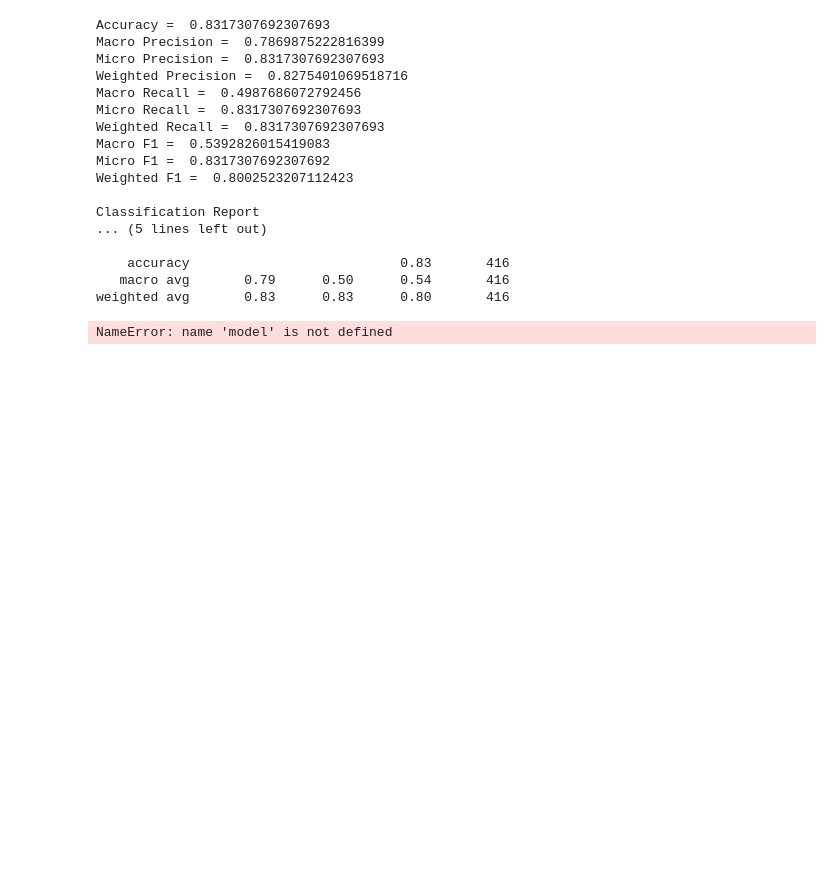
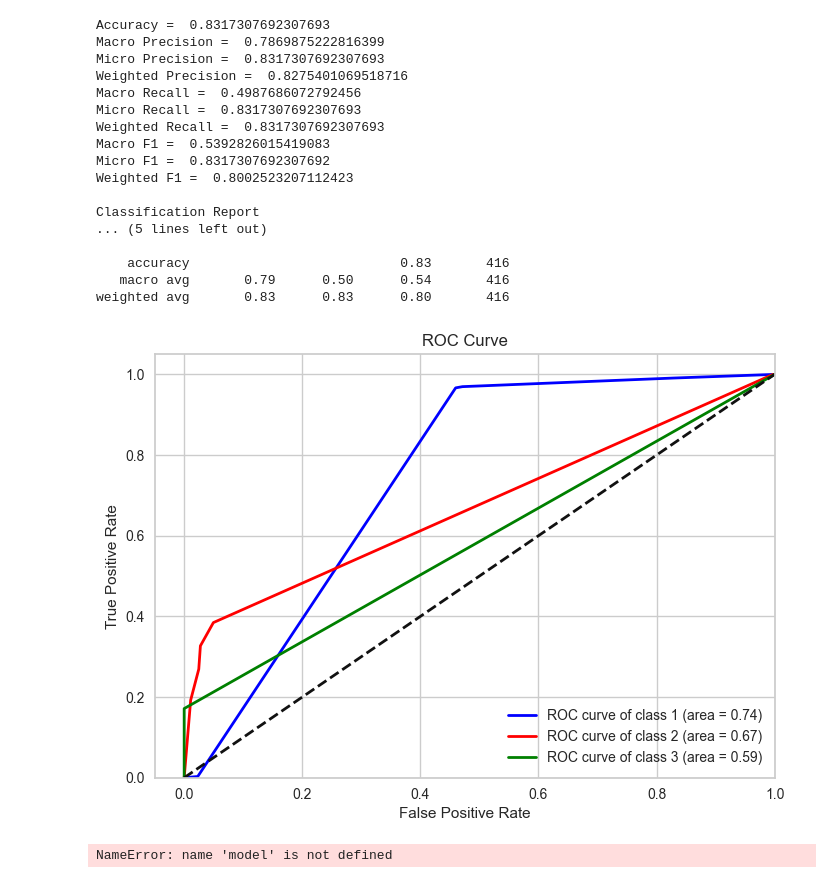
Before and after one commit to PritishWadhwa/DMG-Assignments, a Jupyter notebook: Assignment1/hdtree/src/dt.ipynb, the cells around one changed output. Drawn from its saved outputs; the diff is of its cells as text; code cells hidden in the pictures; blank space fills up the shorter version.

```diff
--- a/Assignment1/hdtree/src/dt.ipynb
+++ b/Assignment1/hdtree/src/dt.ipynb
@@ -335,6 +335,10 @@ AUC =  0.7485431235431236
 # %%
 train_data = pd.read_csv('../../data/train2Ones.csv')
 test_data = pd.read_csv('../../data/test2Ones.csv')
+# %%
+fpr = dict()
+tpr = dict()
+roc_auc = dict()
 # %%
 train_data.head()
 # %% [output]
@@ -420,6 +424,9 @@ Classification Report
 weighted avg       0.87      0.88      0.87       416
 # %%
 onesProb = treeData2Ones.predict_proba(X_test.values)[:, 1]
+# %%
+fpr[0], tpr[0], _ = roc_curve(y_test.values, onesProb)
+roc_auc[0] = auc(fpr[0], tpr[0])
 # %%
 train_data = pd.read_csv('../../data/train2Twos.csv')
 test_data = pd.read_csv('../../data/test2Twos.csv')
@@ -508,6 +515,9 @@ Classification Report
 weighted avg       0.87      0.89      0.88       416
 # %%
 twosProb = treeData2Twos.predict_proba(X_test.values)[:, 1]
+# %%
+fpr[1], tpr[1], _ = roc_curve(y_test.values, twosProb, pos_label=2)
+roc_auc[1] = auc(fpr[1], tpr[1])
 # %%
 train_data = pd.read_csv('../../data/train2Threes.csv')
 test_data = pd.read_csv('../../data/test2Threes.csv')
@@ -596,6 +606,9 @@ Classification Report
 weighted avg       0.94      0.93      0.91       416
 # %%
 threesProb = treeData2threes.predict_proba(X_test.values)[:, 1]
+# %%
+fpr[2], tpr[2], _ = roc_curve(y_test.values, threesProb, pos_label=3)
+roc_auc[2] = auc(fpr[2], tpr[2])
 # %%
 probabs = np.hstack((onesProb.reshape(-1,1), twosProb.reshape(-1,1), threesProb.reshape(-1,1)))
 # %%
@@ -651,3 +640,21 @@ from yellowbrick.classifier import ROCAUC
+# %%
+from itertools import cycle
+lw = 2
+colors = cycle(['blue', 'red', 'green'])
+for i, color in zip(range(3), colors):
+    plt.plot(fpr[i], tpr[i], color=color, lw=2,
+             label='ROC curve of class {0} (area = {1:0.2f})'
+             ''.format(i+1, roc_auc[i]))
+plt.plot([0, 1], [0, 1], 'k--', lw=lw)
+plt.xlim([-0.05, 1.0])
+plt.ylim([0.0, 1.05])
+plt.xlabel('False Positive Rate')
+plt.ylabel('True Positive Rate')
+plt.title('ROC Curve')
+plt.legend(loc="lower right")
+plt.show()
+# %% [output]
+[figure, added]
 # %%
 visualizer = ROCAUC(model, classes=["win", "loss", "draw"])
 # %% [output]
```
Also changed, not shown: parts of 3 cells of this notebook.
